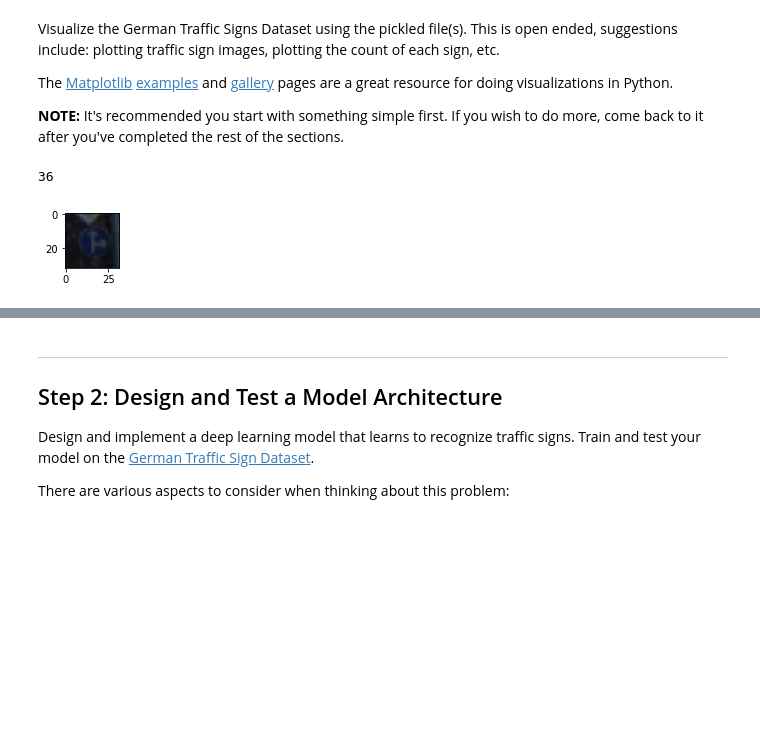
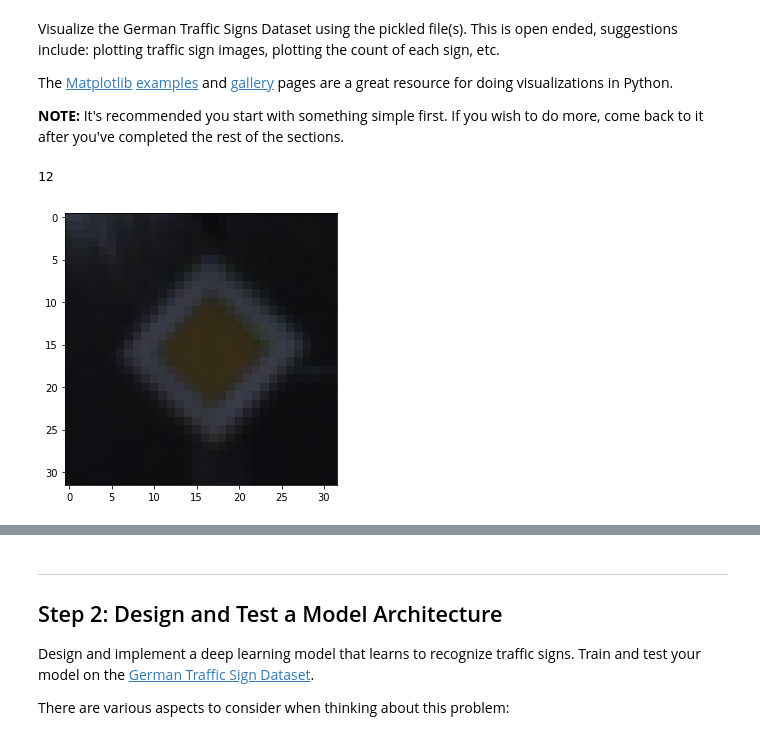
Before and after one commit to Linstancy/Traffic-Sign-Classifier, a Jupyter notebook: Traffic_Sign_Classifier.ipynb, the cells around one changed output, grey strips where cells are left out. Saved outputs shown, nothing was run; the diff lists cells and outputs as text; code cells hidden in the pictures; blank space fills up the shorter version.

```diff
--- a/Traffic_Sign_Classifier.ipynb
+++ b/Traffic_Sign_Classifier.ipynb
@@ -109,19 +109,17 @@ The [Matplotlib](http://matplotlib.org/) [examples](http://matplotlib.org/exampl
 **NOTE:** It's recommended you start with something simple first. If you wish to do more, come back to it after you've completed the rest of the sections.
 # %%
 ### Data exploration visualization code goes here.
-### Feel free to use as many code cells as needed.
 import random
 import matplotlib.pyplot as plt
 # Visualizations will be shown in the notebook.
 %matplotlib inline
 
 index = random.randint(0, len(X_train))
-index = 1000
 image = X_train[index].squeeze()
 
-plt.figure(figsize=(1,1))
-plt.imshow(image, cmap="gray")
+plt.figure(figsize=(5,5))
+plt.imshow(image[:,:], cmap="gray")
 print(y_train[index])
 # %% [output]
-36
+12
-[figure, old version]
+[figure, new version]
```
Also changed, not shown: parts of 12 cells of this notebook, 3 other files.
